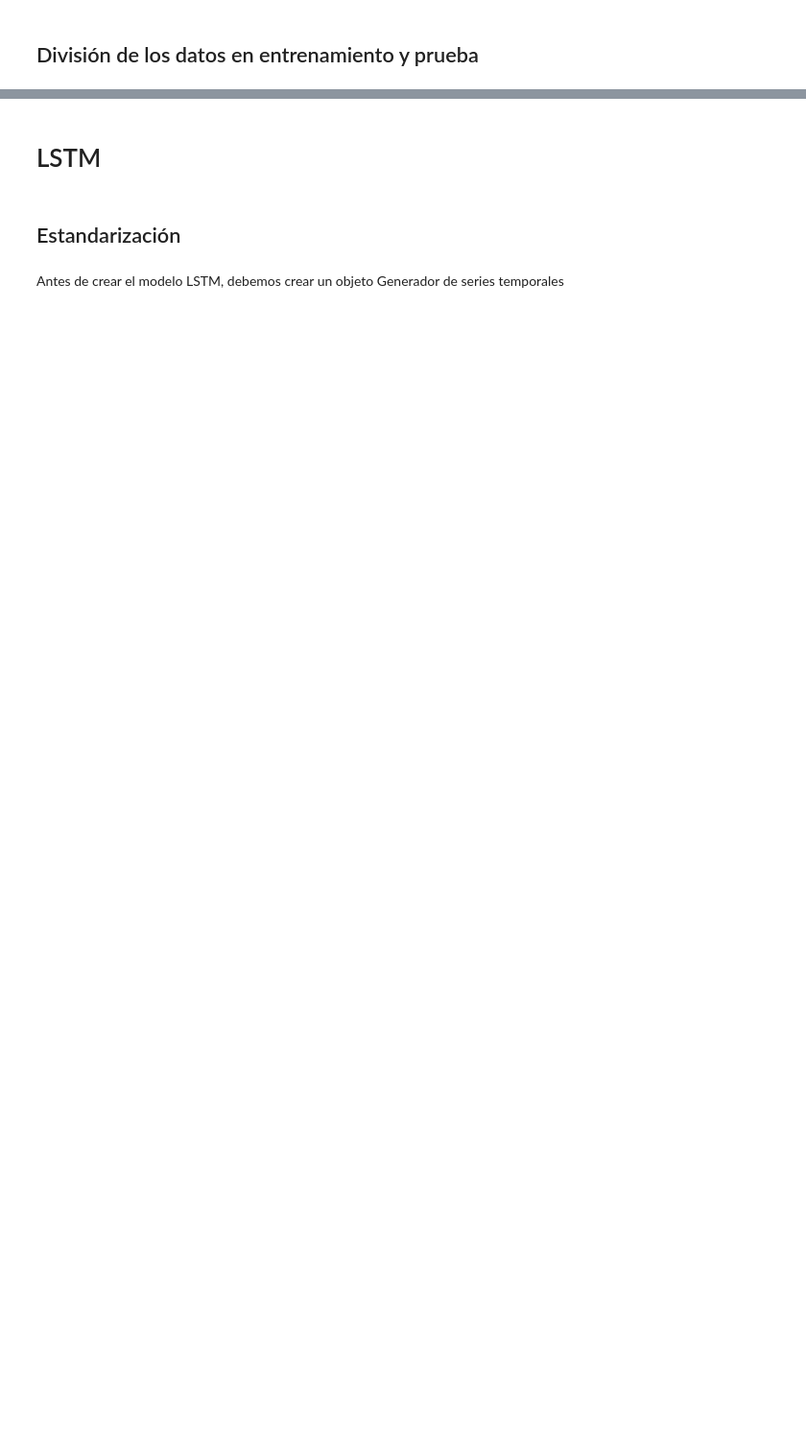
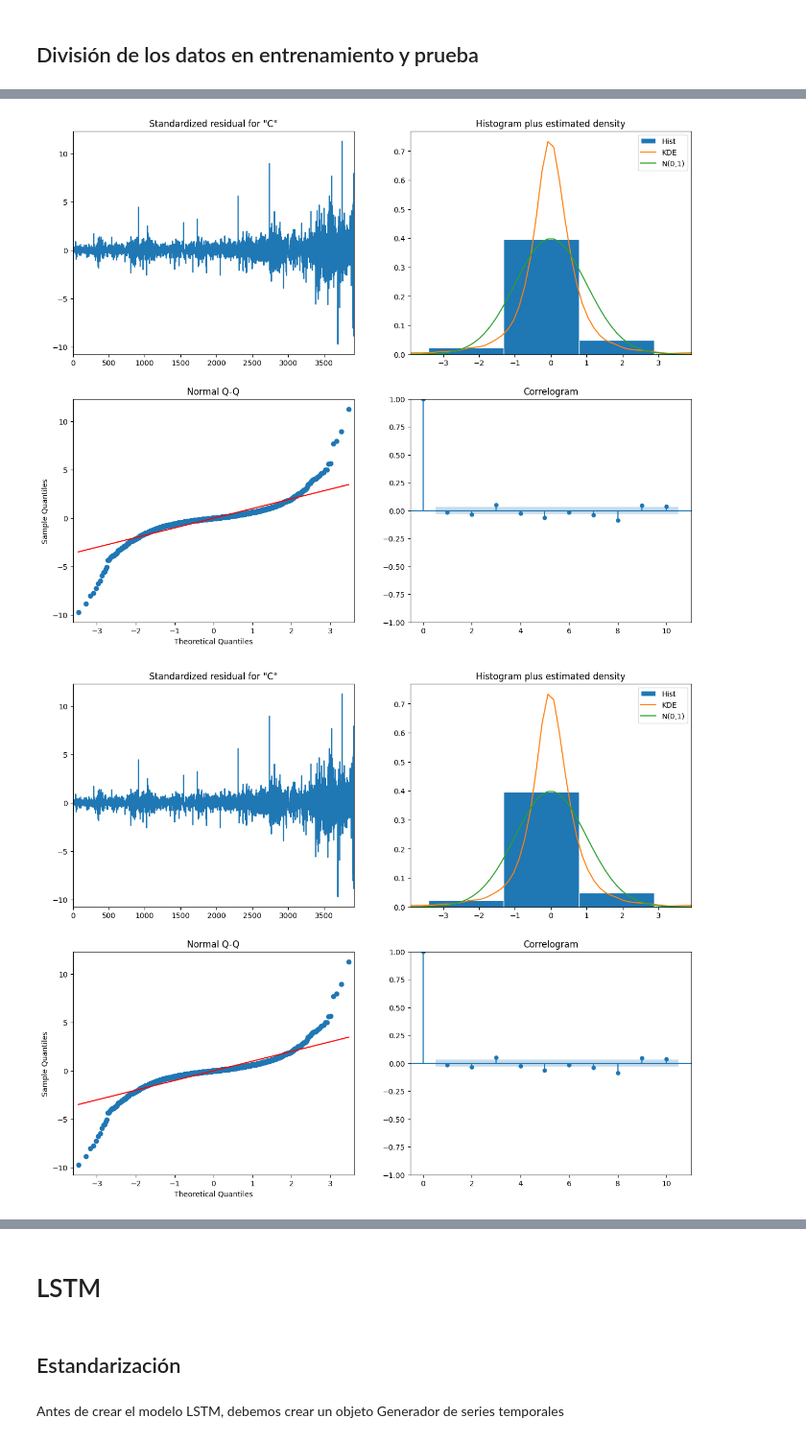
Before and after one commit to JohnCordero1/Finanzas_Pronosticos, a Jupyter notebook: Google_Random_Forest_ARIMA_LSTM_Prophet.ipynb, the cells around one changed output, grey strips where cells are left out. Shown: that part at 96% size. Drawn from its saved outputs; the diff is of its cells as text; code cells hidden in the pictures; blank space fills up the shorter version.

```diff
--- a/Google_Random_Forest_ARIMA_LSTM_Prophet.ipynb
+++ b/Google_Random_Forest_ARIMA_LSTM_Prophet.ipynb
@@ -271,0 +307,5 @@ Name: ARIMA Predictions, Length: 980, dtype: float64
+# %%
+arima_result.plot_diagnostics(figsize=(15, 12))
+# %% [output]
+[figure, added]
+[figure, added]
```
Also changed, not shown: parts of 38 cells of this notebook.
